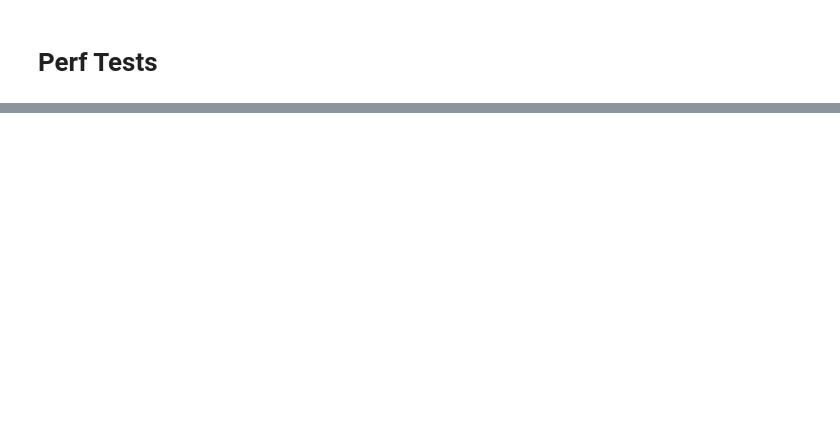
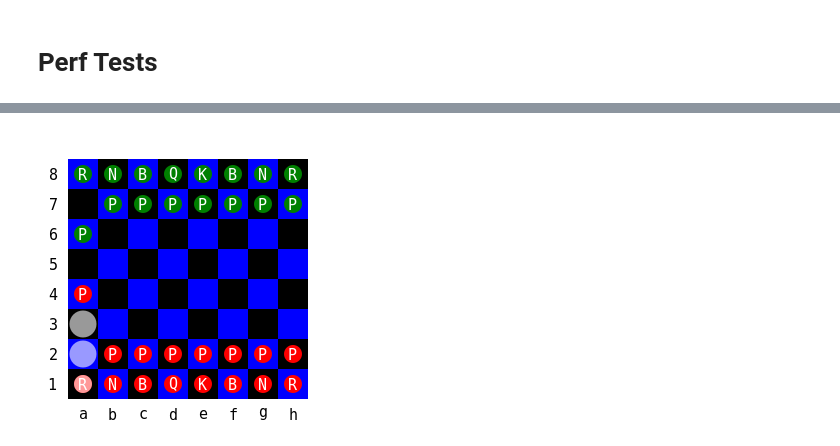
Before and after one commit to tawheeler/Chess.jl, a Jupyter notebook: Chess.ipynb, the cells around one changed output, grey strips where cells are left out. Cells and saved outputs as stored; diff of their text form; code cells hidden in the pictures; blank space fills up the shorter version.

```diff
--- a/Chess.ipynb
+++ b/Chess.ipynb
@@ -59,0 +106,7 @@ end
+# %%
+src = Coordinate(1,1)
+moves = get_legal_moves(board, src)
+locs = [move.dst for move in moves]
+render_board(board, locs, src)
+# %% [output]
+[figure, added]
```
Also changed, not shown: parts of 11 cells of this notebook, 1 other file.
